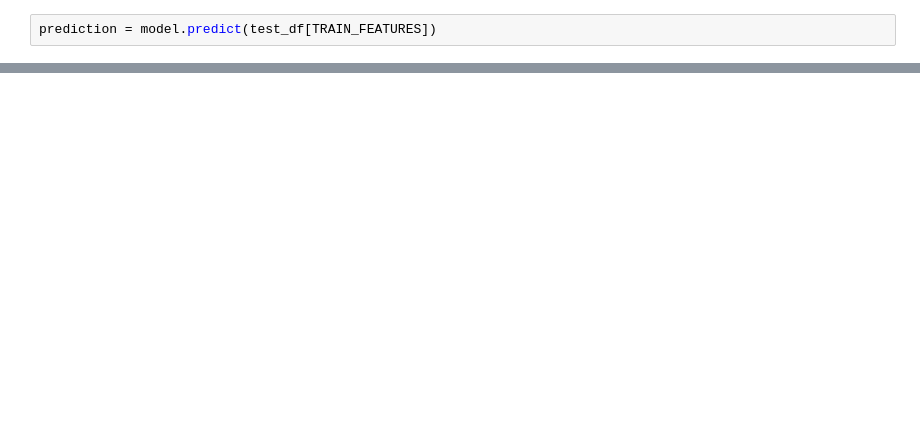
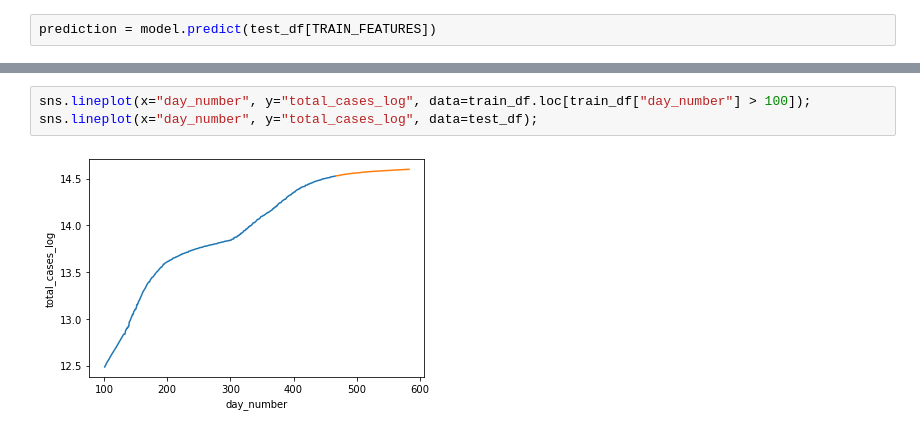
Before and after one commit to MLisuct2021/course_homeworks, a Jupyter notebook: hw2.ipynb, the cells around one changed output, grey strips where cells are left out. Drawn from its saved outputs; the diff is of its cells as text; blank space fills up the shorter version.

```diff
--- a/hw2.ipynb
+++ b/hw2.ipynb
@@ -52,0 +106,5 @@ mean_squared_error(test_df["total_cases"], prediction)
+# %%
+sns.lineplot(x="day_number", y="total_cases_log", data=train_df.loc[train_df["day_number"] > 100]);
+sns.lineplot(x="day_number", y="total_cases_log", data=test_df);
+# %% [output]
+[figure, added]
```
Also changed, not shown: parts of 16 cells of this notebook.
